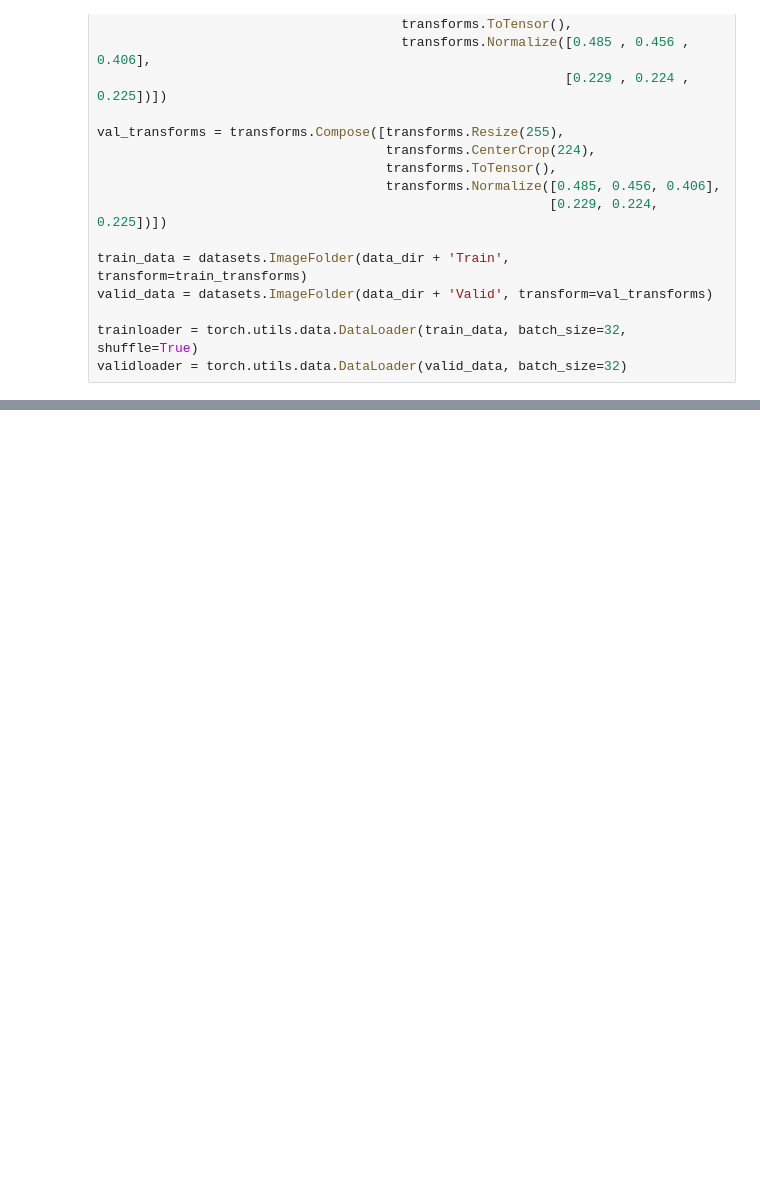
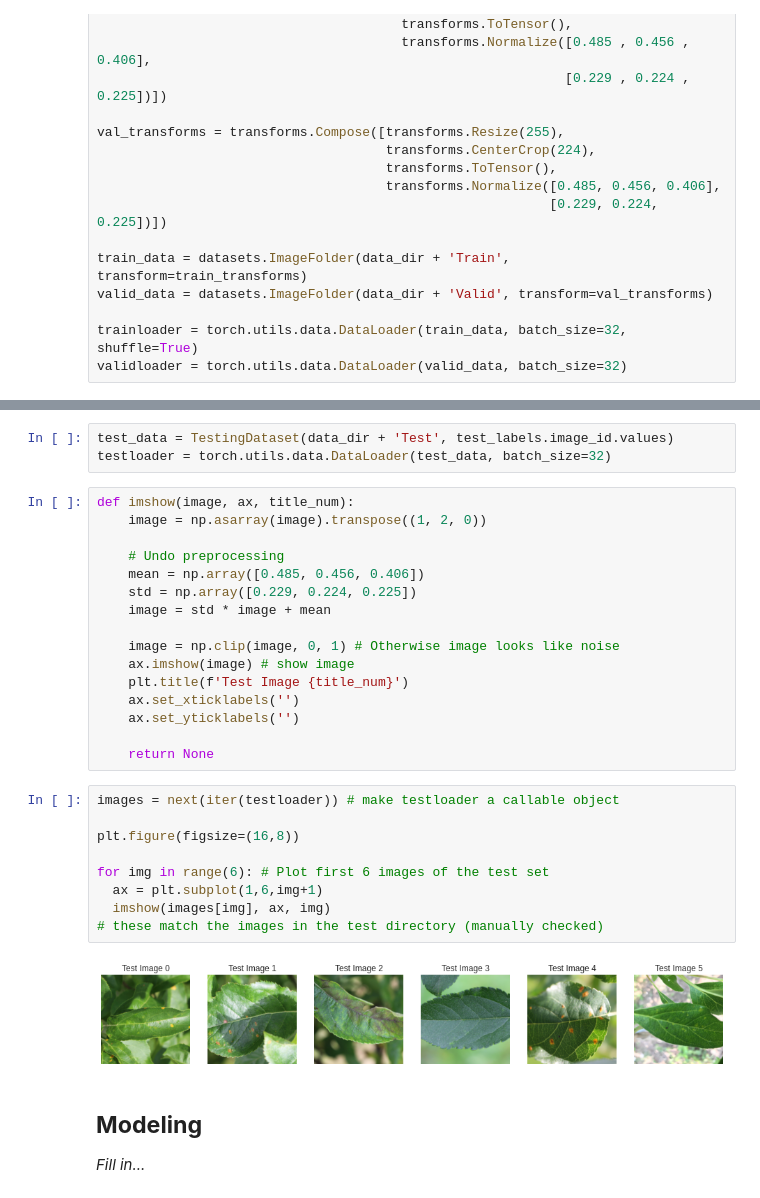
Before and after one commit to dhelms1/plant_pathology, a Jupyter notebook: plant_pathology.ipynb, the cells around one changed output, grey strips where cells are left out. Saved outputs shown, nothing was run; the diff lists cells and outputs as text; blank space fills up the shorter version.

```diff
--- a/plant_pathology.ipynb
+++ b/plant_pathology.ipynb
@@ -205,0 +229,34 @@ We now want to implement transfering learning in order to predict on the images.
+# %%
+test_data = TestingDataset(data_dir + 'Test', test_labels.image_id.values)
+testloader = torch.utils.data.DataLoader(test_data, batch_size=32)
+# %%
+def imshow(image, ax, title_num):
+    image = np.asarray(image).transpose((1, 2, 0))
+
+    # Undo preprocessing
+    mean = np.array([0.485, 0.456, 0.406])
+    std = np.array([0.229, 0.224, 0.225])
+    image = std * image + mean
+
+    image = np.clip(image, 0, 1) # Otherwise image looks like noise
+    ax.imshow(image) # show image
+    plt.title(f'Test Image {title_num}')
+    ax.set_xticklabels('')
+    ax.set_yticklabels('')
+
+    return None
+# %%
+images = next(iter(testloader)) # make testloader a callable object
+
+plt.figure(figsize=(16,8))
+
+for img in range(6): # Plot first 6 images of the test set
+  ax = plt.subplot(1,6,img+1)
+  imshow(images[img], ax, img)
+# these match the images in the test directory (manually checked)
+# %% [output]
+[figure, added]
+# %% [markdown]
+## **Modeling**
+
+*Fill in...*
```
Also changed, not shown: parts of 12 cells of this notebook.
